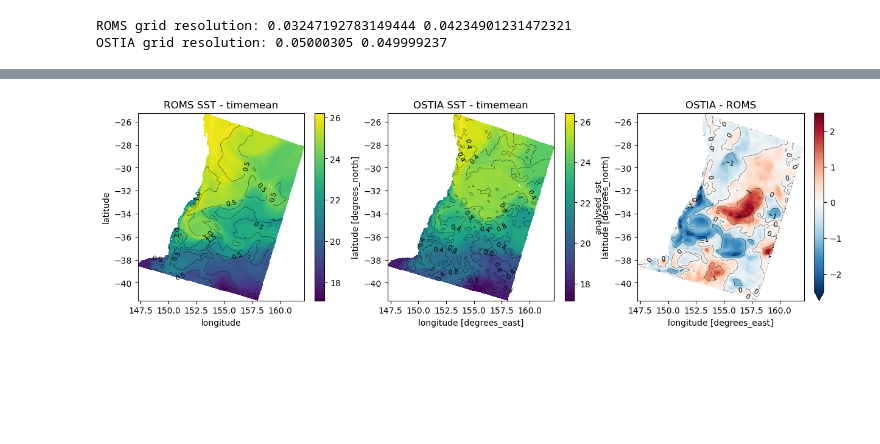
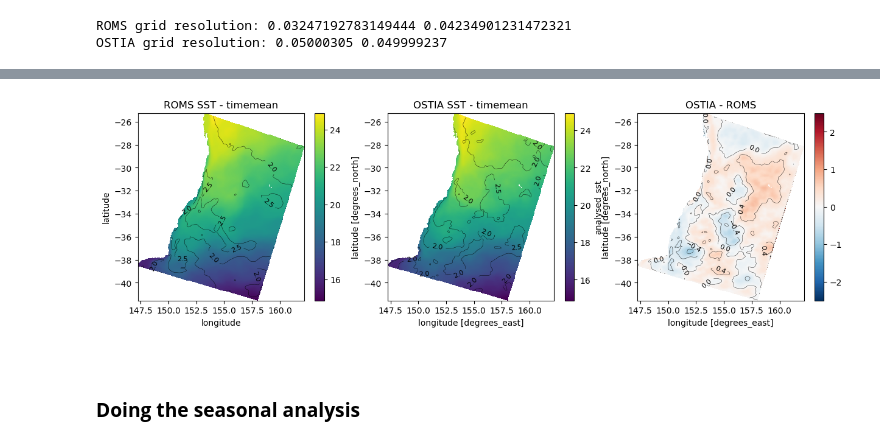
Before and after one commit to ACCESS-Community-Hub/coastal-commons, a Jupyter notebook: Recipes/SST_model_evaluation.ipynb, the cells around one changed output, grey strips where cells are left out. Drawn from its saved outputs; the diff is of its cells as text; code cells hidden in the pictures; blank space fills up the shorter version.

Commit message:
finish model evaluation for SST with OSTIA; checkspeling on the copernicus

```diff
--- a/Recipes/SST_model_evaluation.ipynb
+++ b/Recipes/SST_model_evaluation.ipynb
@@ -24,6 +25,7 @@ import numpy as np
 from scipy.interpolate import griddata
 # %%
 # Reading the data. Adjust the path according to where your data is and its name.
+# OSTIA data is in Kelvin, so we convert it to Celsius.
 
-roms = xr.open_dataset('roms_sst/roms_sst_30d.nc').temp
-ostia_all = xr.open_dataset('ostia_data/METOFFICE-GLO-SST-L4-REP-OBS-SST_analysed_sst_142.02E-169.98E_44.97S-15.02S_2009-01-01-2010-12-31.nc').analysed_sst - 273.15
+roms_all = xr.open_dataset('data/roms_sst/roms_sst_oneyear.nc').temp
+ostia_all = xr.open_dataset('data/ostia_sst/METOFFICE-GLO-SST-L4-REP-OBS-SST_multi-vars_142.02E-169.98E_44.97S-15.02S_2009-01-01-2010-12-31.nc').analysed_sst - 273.15
@@ -34,3 +32,10 @@ ostia = ostia_all.sel(time=roms.ocean_time.values)
+# %%
+# Selecting the same time from roms in ostia
+
+ostia = ostia_all.reindex(time=roms_all.ocean_time.values, method=None).dropna(dim='time', how='all')
+
+# And using OSTIA to remove the dates in ROMS that are not in OSTIA
+roms = roms_all.reindex(ocean_time=ostia.time.values, method=None).dropna(dim='ocean_time', how='all')
 # %%
 # Checking one day for our SST roms data
 
@@ -127,21 +132,25 @@ diff_ = ostia_timemean - roms_timemean
 # %%
 # Checking the timemean comparison
 
 fig, ax = plt.subplots(ncols=3, figsize=(15, 4))
 
 roms_timemean.plot(ax=ax[0])
 cnt = roms_std.plot.contour(ax=ax[0], levels=5, colors=['k'], linewidths=0.3)
 plt.clabel(cnt, inline=True, fontsize=8)
 ax[0].set_title('ROMS SST - timemean')
 
 ostia_timemean.plot(ax=ax[1])
 cnt = ostia_std.plot.contour(ax=ax[1], levels=5, colors=['k'], linewidths=0.3)
 plt.clabel(cnt, inline=True, fontsize=8)
 ax[1].set_title('OSTIA SST - timemean');
 
 diff_.plot(ax=ax[2], vmin=-2.5, vmax=2.5, cmap='RdBu_r')
-cnt = diff_.plot.contour(ax=ax[2], levels=7, colors=['k'], linewidths=0.3)
+cnt = diff_.plot.contour(ax=ax[2], levels=10, colors=['k'], linewidths=0.3)
 plt.clabel(cnt, inline=True, fontsize=8)
 ax[2].set_title('OSTIA - ROMS');
 # %% [output]
-[figure, old version]
+[figure, new version]
+# %% [markdown]
+<br>
+
+### **Doing the seasonal analysis**
```
Also changed, not shown: parts of 12 cells of this notebook.
